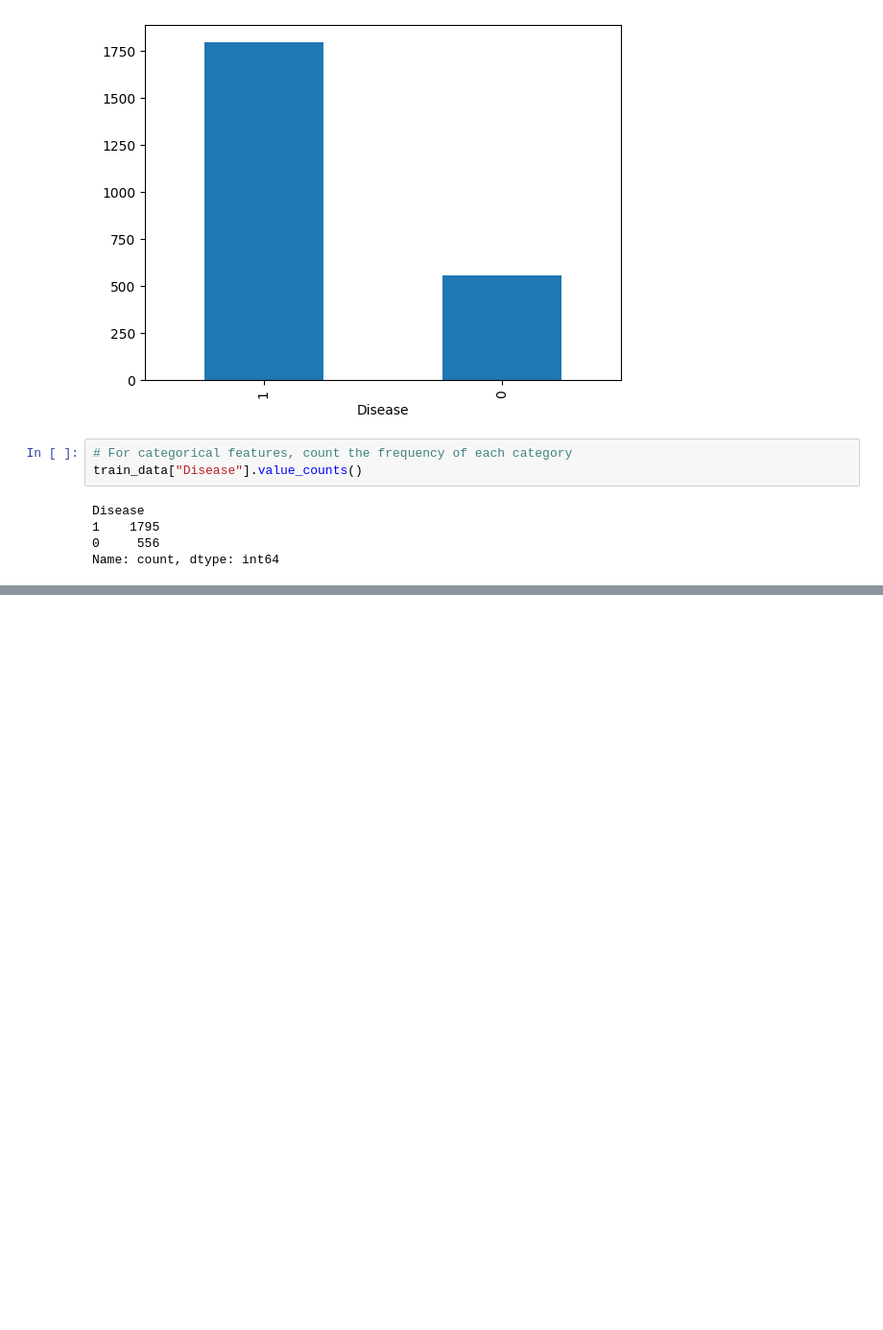
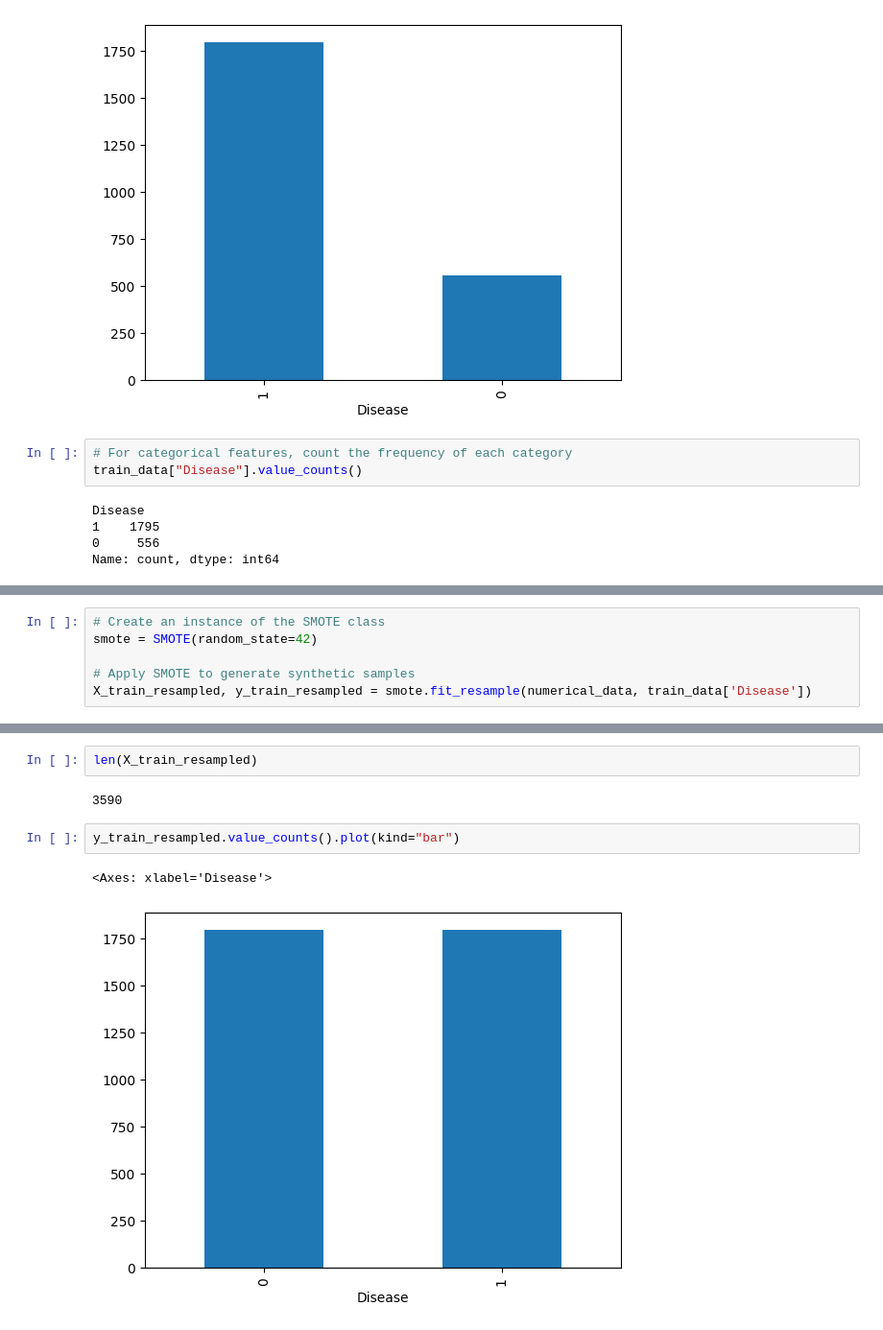
Before and after one commit to Ad7amstein/Disease-Prediction, a Jupyter notebook: Disease_Prediction_Notebook.ipynb, the cells around one changed output, grey strips where cells are left out. Shown at 96% size. Drawn from its saved outputs; the diff is of its cells as text; blank space fills up the shorter version.

```diff
--- a/Disease_Prediction_Notebook.ipynb
+++ b/Disease_Prediction_Notebook.ipynb
@@ -142,0 +172,6 @@ Name: count, dtype: int64
+# %%
+# Create an instance of the SMOTE class
+smote = SMOTE(random_state=42)
+
+# Apply SMOTE to generate synthetic samples
+X_train_resampled, y_train_resampled = smote.fit_resample(numerical_data, train_data['Disease'])
@@ -142,0 +188,9 @@ Name: count, dtype: int64
+# %%
+len(X_train_resampled)
+# %% [output]
+3590
+# %%
+y_train_resampled.value_counts().plot(kind="bar")
+# %% [output]
+<Axes: xlabel='Disease'>
+[figure, added]
```
Also changed, not shown: parts of 6 cells of this notebook.
